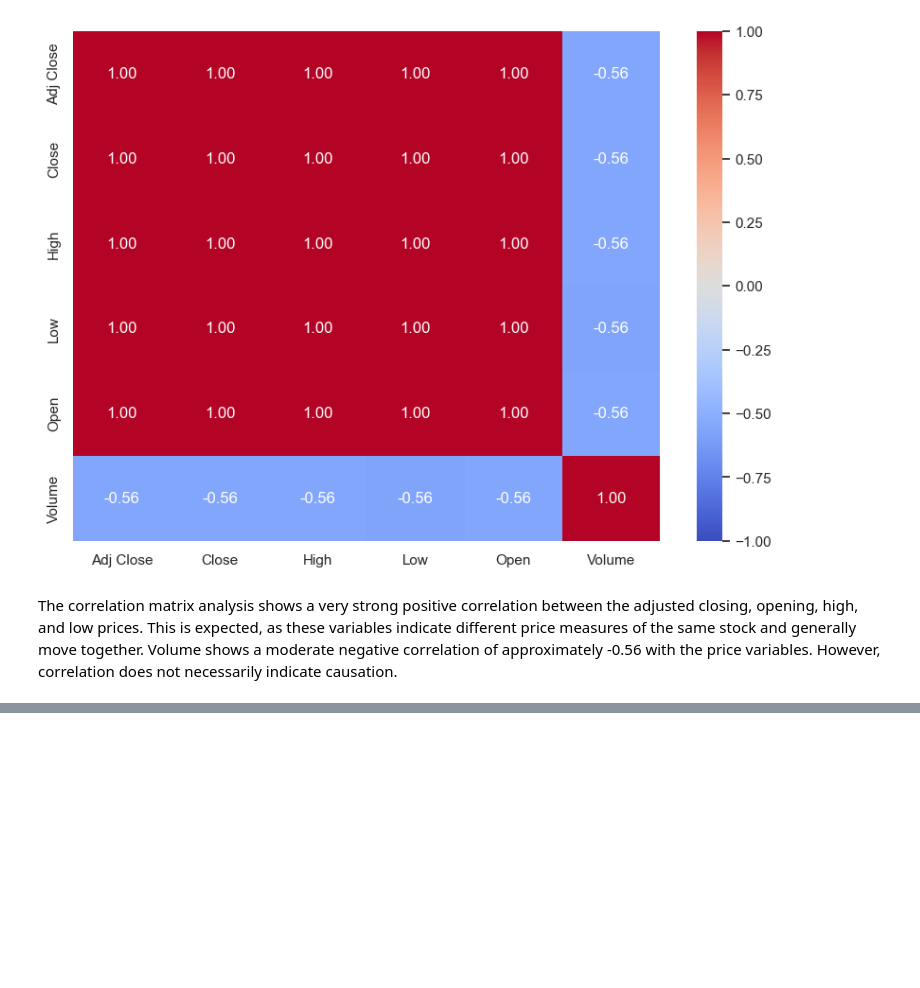
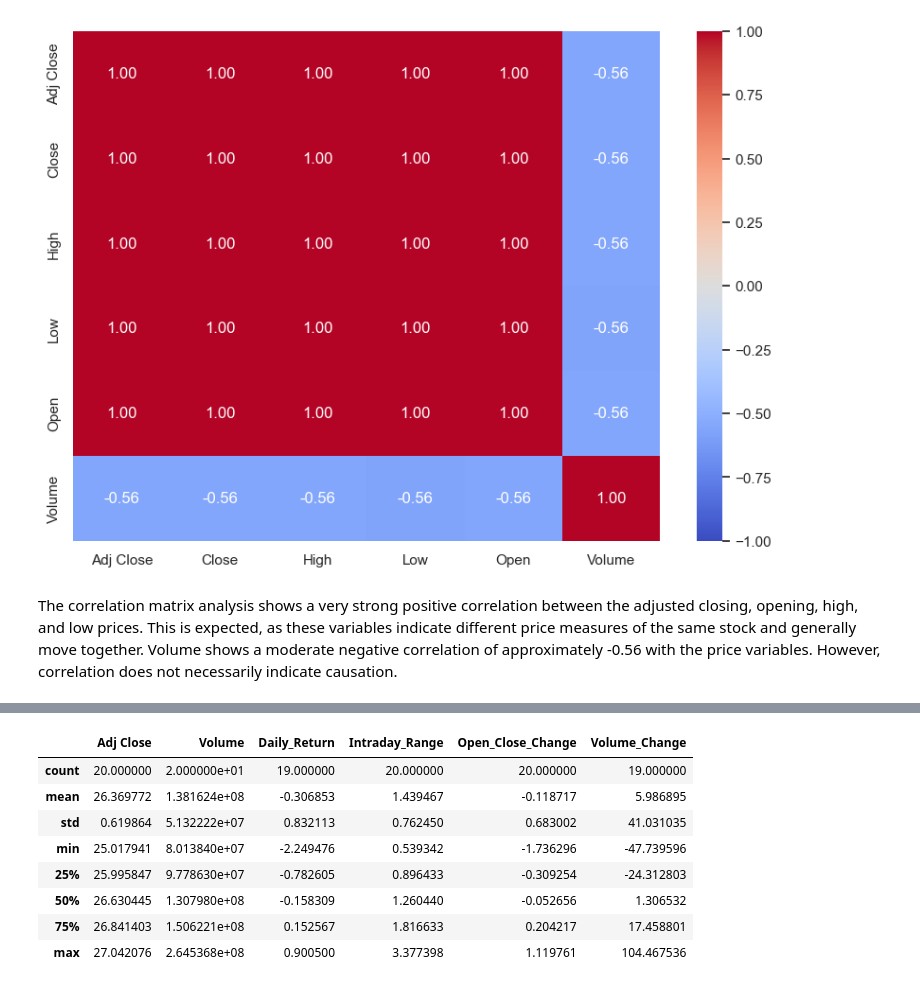
Before and after one commit to 2026228-dev/CA1MLB-2026228, a Jupyter notebook: AAPL.ipynb, the cells around one changed output, grey strips where cells are left out. Saved outputs shown, nothing was run; the diff lists cells and outputs as text; code cells hidden in the pictures; blank space fills up the shorter version.

```diff
--- a/AAPL.ipynb
+++ b/AAPL.ipynb
@@ -255,0 +403,21 @@ The correlation matrix analysis shows a very strong positive correlation between
+# %%
+missing_rows[
+    [
+        "Adj Close",
+        "Volume",
+        "Daily_Return",
+        "Intraday_Range",
+        "Open_Close_Change",
+        "Volume_Change"
+    ]
+].describe()
+# %% [output]
+|  | Adj Close | Volume | Daily_Return | Intraday_Range | Open_Close_Change | Volume_Change |
+| count | 20.000000 | 2.000000e+01 | 19.000000 | 20.000000 | 20.000000 | 19.000000 |
+| mean | 26.369772 | 1.381624e+08 | -0.306853 | 1.439467 | -0.118717 | 5.986895 |
+| std | 0.619864 | 5.132222e+07 | 0.832113 | 0.762450 | 0.683002 | 41.031035 |
+| min | 25.017941 | 8.013840e+07 | -2.249476 | 0.539342 | -1.736296 | -47.739596 |
+| 25% | 25.995847 | 9.778630e+07 | -0.782605 | 0.896433 | -0.309254 | -24.312803 |
+| 50% | 26.630445 | 1.307980e+08 | -0.158309 | 1.260440 | -0.052656 | 1.306532 |
+| 75% | 26.841403 | 1.506221e+08 | 0.152567 | 1.816633 | 0.204217 | 17.458801 |
+| max | 27.042076 | 2.645368e+08 | 0.900500 | 3.377398 | 1.119761 | 104.467536 |
```
Also changed, not shown: parts of 8 cells of this notebook.
